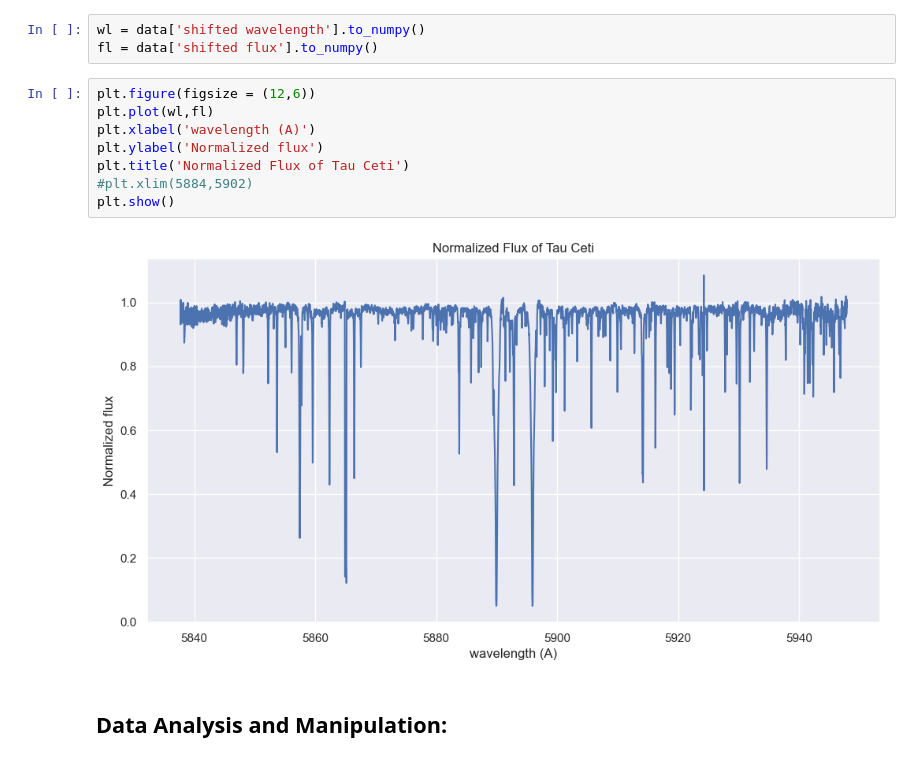
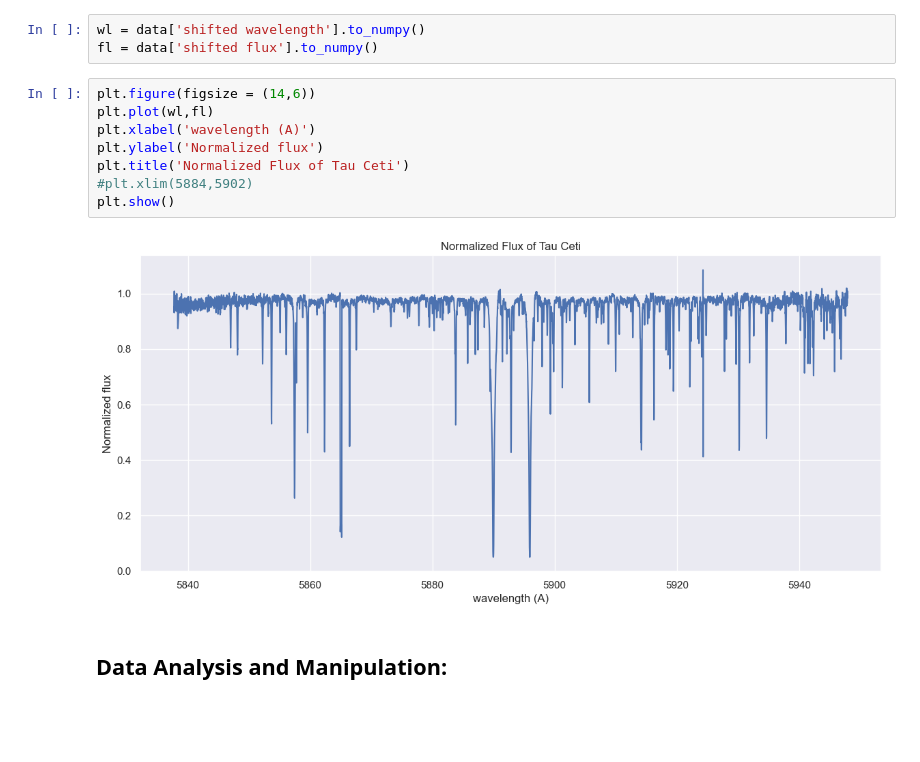
Before and after one commit to howardisaacson/Intro-2-Spectra, a Jupyter notebook: analysis/NEID_analysis/PSF_finder_one_order.ipynb, the cells around one changed output. Drawn from its saved outputs; the diff is of its cells as text; blank space fills up the shorter version.

```diff
--- a/analysis/NEID_analysis/PSF finder.ipynb
+++ b/analysis/NEID_analysis/PSF_finder_one_order.ipynb
@@ -41,15 +41,15 @@ display(data)
 wl = data['shifted wavelength'].to_numpy()
 fl = data['shifted flux'].to_numpy()
 # %%
-plt.figure(figsize = (12,6))
+plt.figure(figsize = (14,6))
 plt.plot(wl,fl)
 plt.xlabel('wavelength (A)')
 plt.ylabel('Normalized flux')
 plt.title('Normalized Flux of Tau Ceti')
 #plt.xlim(5884,5902)
 plt.show()
 # %% [output]
-[figure, old version]
+[figure, new version]
 # %% [markdown]
 ## Data Analysis and Manipulation:
 # %%
```
Also changed, not shown: parts of 1 cell of this notebook, 5 other files.
